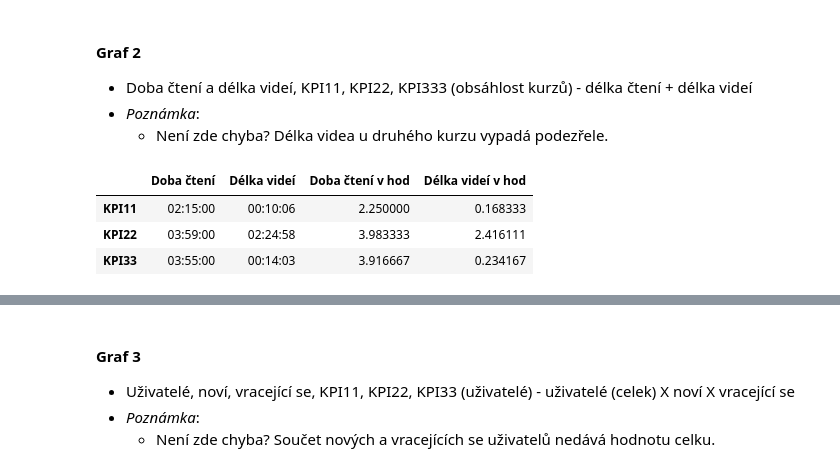
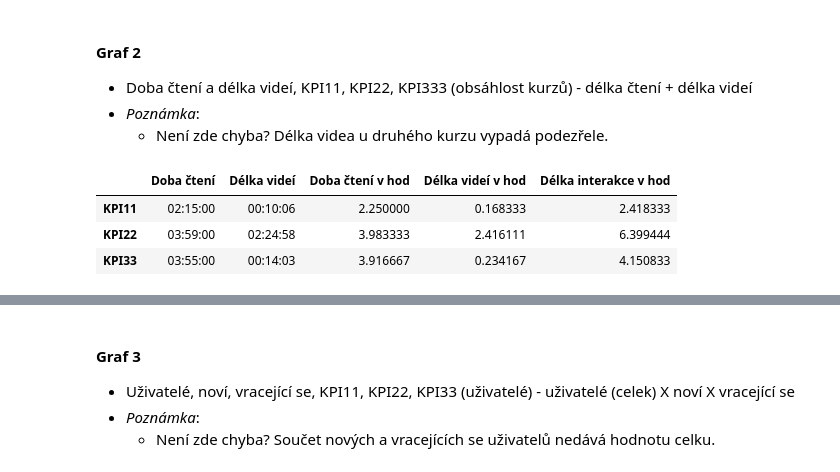
Before and after one commit to Sasanka20/mp-plots, a Jupyter notebook: notebooks/20210407_plots.ipynb, the cells around one changed output, grey strips where cells are left out. Drawn from its saved outputs; the diff is of its cells as text; code cells hidden in the pictures.

```diff
--- a/notebooks/20210407_plots.ipynb
+++ b/notebooks/20210407_plots.ipynb
@@ -85,16 +85,19 @@ ax.get_yaxis().set_major_formatter(mtick.FuncFormatter(lambda x, p: format(int(x
 # %%
 cols = ['Doba čtení', 'Délka videí']
 s = df[cols].copy()
 
 for col in cols:
     s[col + ' v hod'] = s[col].apply(lambda x: x.hour + (x.minute / 60) + (x.second / 3600))
 
+
+s['Délka interakce v hod'] = s['Doba čtení v hod'] + s['Délka videí v hod']
+
 s
 # %% [output]
-|  | Doba čtení | Délka videí | Doba čtení v hod | Délka videí v hod |
-| KPI11 | 02:15:00 | 00:10:06 | 2.250000 | 0.168333 |
-| KPI22 | 03:59:00 | 02:24:58 | 3.983333 | 2.416111 |
-| KPI33 | 03:55:00 | 00:14:03 | 3.916667 | 0.234167 |
+|  | Doba čtení | Délka videí | Doba čtení v hod | Délka videí v hod | Délka interakce v hod |
+| KPI11 | 02:15:00 | 00:10:06 | 2.250000 | 0.168333 | 2.418333 |
+| KPI22 | 03:59:00 | 02:24:58 | 3.983333 | 2.416111 | 6.399444 |
+| KPI33 | 03:55:00 | 00:14:03 | 3.916667 | 0.234167 | 4.150833 |
 # %%
 ax = (
     s[['Doba čtení v hod', 'Délka videí v hod']]
```
Also changed, not shown: parts of 1 cell of this notebook, 1 other file.
